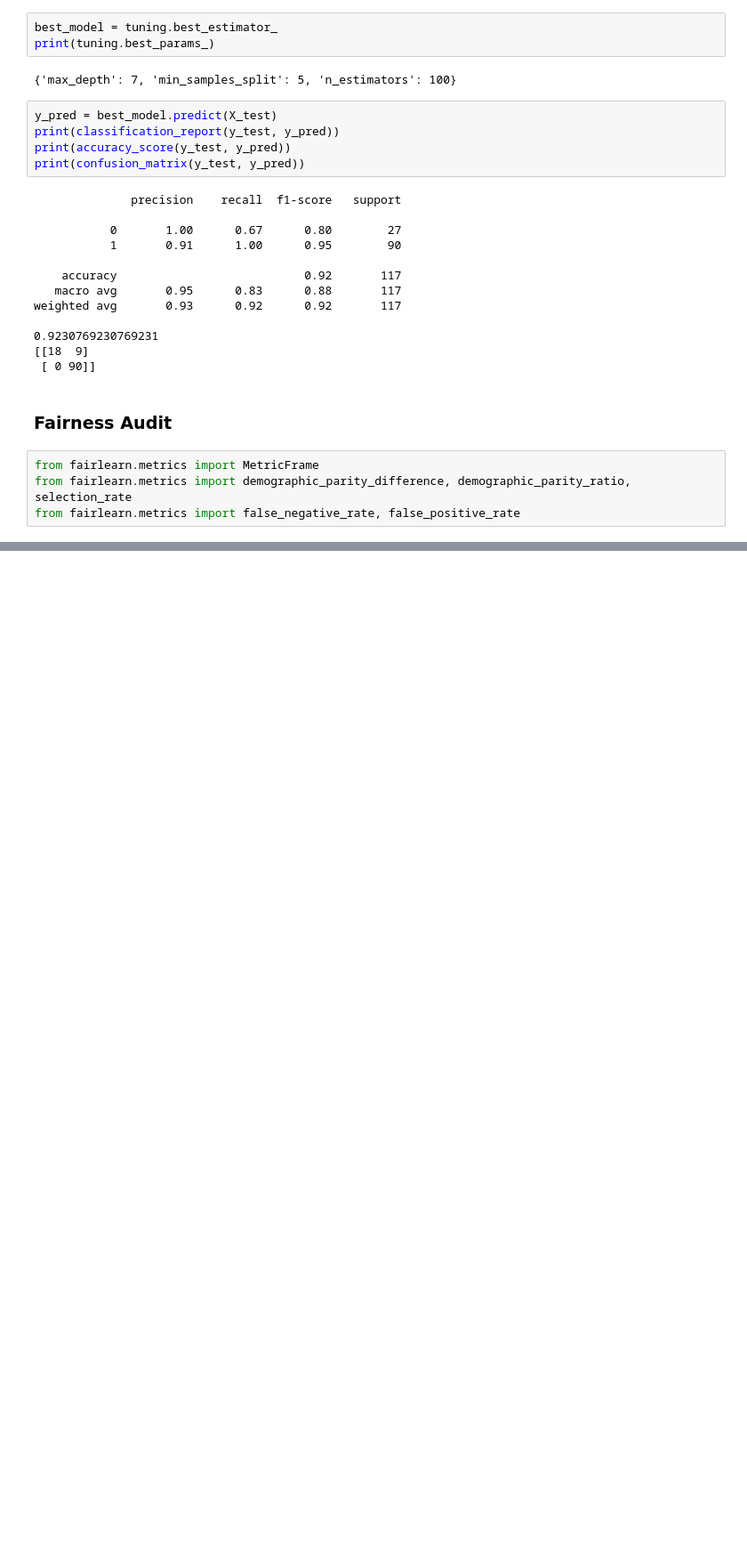
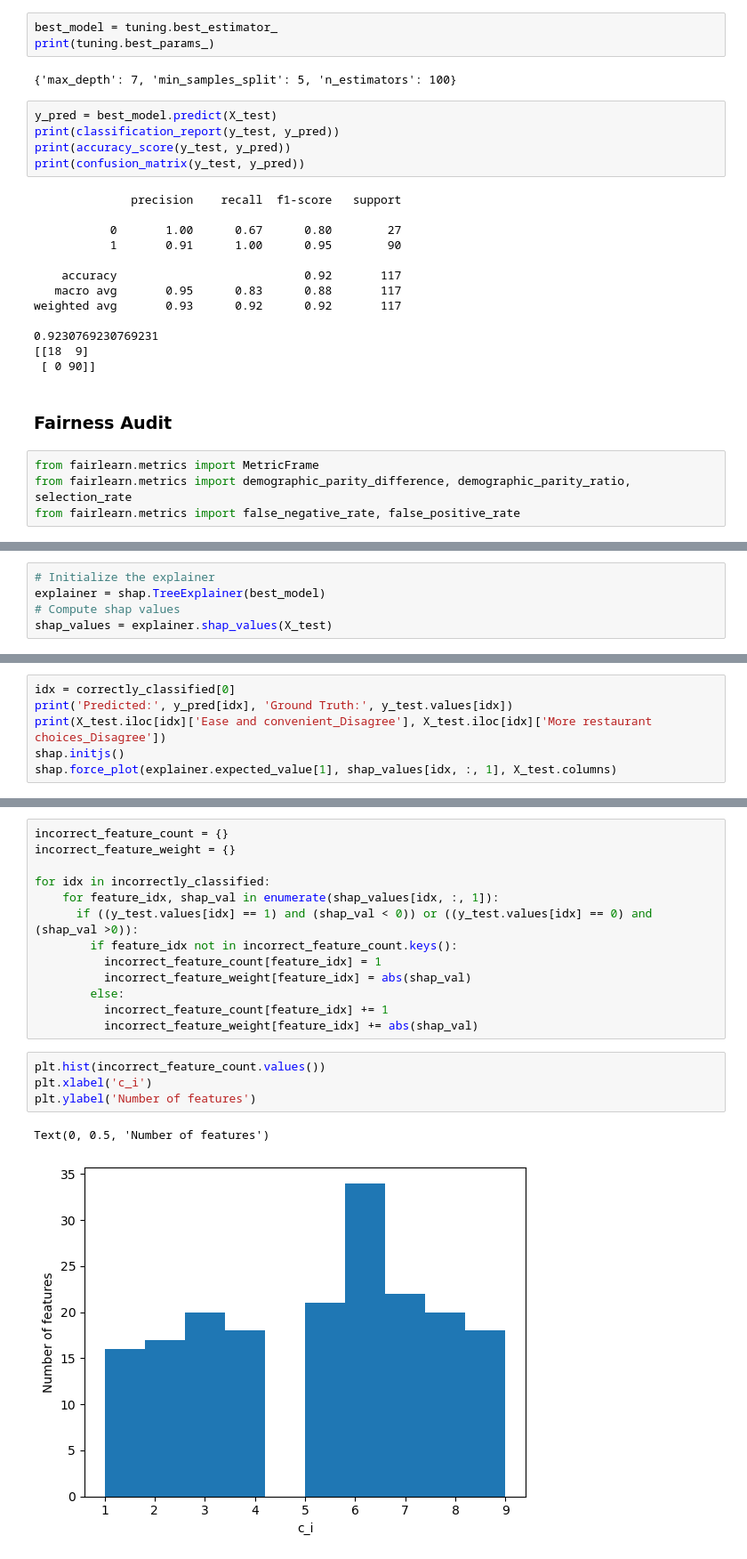
Before and after one commit to shreemayisonti7/fairness_audit, a Jupyter notebook: improved_model.ipynb, the cells around one changed output, grey strips where cells are left out. Shown at 89% size. Saved outputs shown, nothing was run; the diff lists cells and outputs as text; blank space fills up the shorter version.

```diff
--- a/improved_model.ipynb
+++ b/improved_model.ipynb
@@ -277,0 +302,5 @@ from fairlearn.metrics import false_negative_rate, false_positive_rate
+# %%
+# Initialize the explainer
+explainer = shap.TreeExplainer(best_model)
+# Compute shap values
+shap_values = explainer.shap_values(X_test)
@@ -277,0 +354,6 @@ from fairlearn.metrics import false_negative_rate, false_positive_rate
+# %%
+idx = correctly_classified[0]
+print('Predicted:', y_pred[idx], 'Ground Truth:', y_test.values[idx])
+print(X_test.iloc[idx]['Ease and convenient_Disagree'], X_test.iloc[idx]['More restaurant choices_Disagree'])
+shap.initjs()
+shap.force_plot(explainer.expected_value[1], shap_values[idx, :, 1], X_test.columns)
@@ -277,0 +365,20 @@ from fairlearn.metrics import false_negative_rate, false_positive_rate
+# %%
+incorrect_feature_count = {}
+incorrect_feature_weight = {}
+
+for idx in incorrectly_classified:
+    for feature_idx, shap_val in enumerate(shap_values[idx, :, 1]):
+      if ((y_test.values[idx] == 1) and (shap_val < 0)) or ((y_test.values[idx] == 0) and (shap_val >0)):
+        if feature_idx not in incorrect_feature_count.keys():
+          incorrect_feature_count[feature_idx] = 1
+          incorrect_feature_weight[feature_idx] = abs(shap_val)
+        else:
+          incorrect_feature_count[feature_idx] += 1
+          incorrect_feature_weight[feature_idx] += abs(shap_val)
+# %%
+plt.hist(incorrect_feature_count.values())
+plt.xlabel('c_i')
+plt.ylabel('Number of features')
+# %% [output]
+Text(0, 0.5, 'Number of features')
+[figure, added]
```
Also changed, not shown: parts of 20 cells of this notebook, 1 other file.
